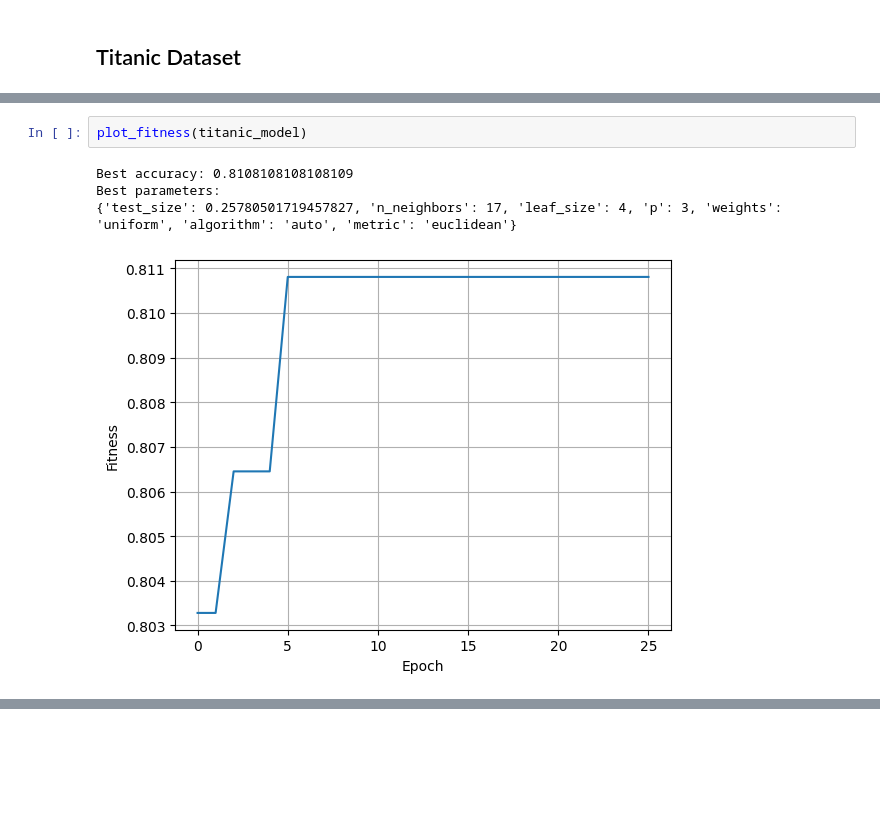
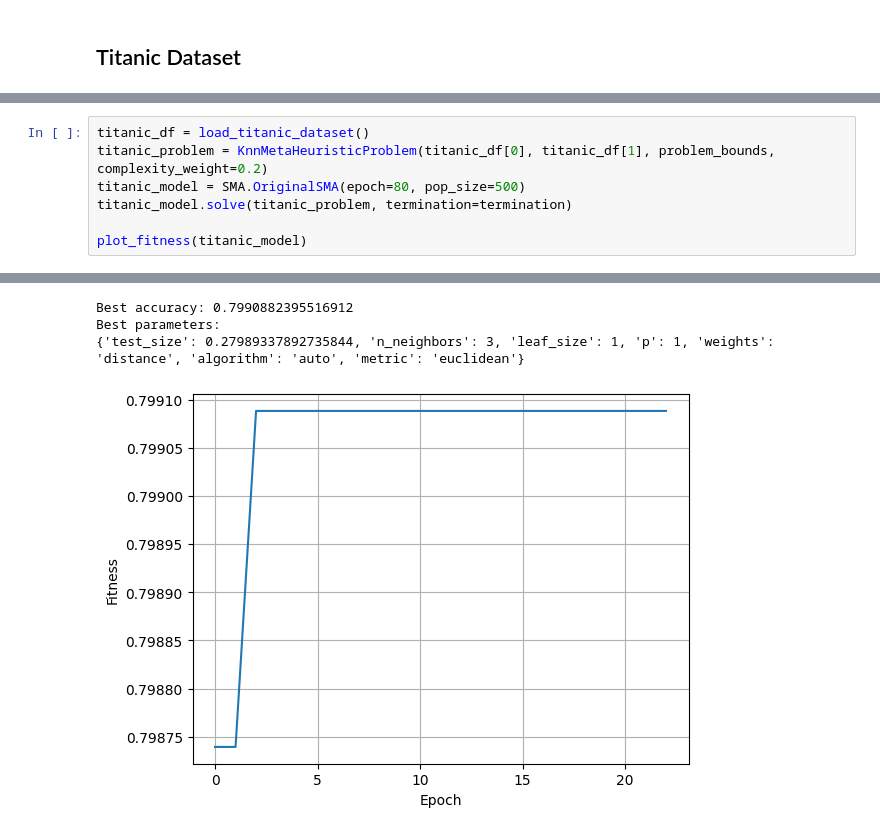
Before and after one commit to emir-ozturk/meta_heuristic, a Jupyter notebook: knn_meta_example.ipynb, the cells around one changed output, grey strips where cells are left out. Cells and saved outputs as stored; diff of their text form; blank space fills up the shorter version.

```diff
--- a/knn_meta_example.ipynb
+++ b/knn_meta_example.ipynb
@@ -98,7 +40,8 @@ id: 5555, target: Objectives: [0.81081081], Fitness: 0.8108108108108109, solutio
-# %%
-plot_fitness(titanic_model)
-# %% [output]
-Best accuracy: 0.8108108108108109
-Best parameters:
-{'test_size': 0.25780501719457827, 'n_neighbors': 17, 'leaf_size': 4, 'p': 3, 'weights': 'uniform', 'algorithm': 'auto', 'metric': 'euclidean'}
-[figure, removed]
+# %%
+titanic_df = load_titanic_dataset()
+titanic_problem = KnnMetaHeuristicProblem(titanic_df[0], titanic_df[1], problem_bounds, complexity_weight=0.2)
+titanic_model = SMA.OriginalSMA(epoch=80, pop_size=500)
+titanic_model.solve(titanic_problem, termination=termination)
+
+plot_fitness(titanic_model)
+# %% [output]
@@ -104,0 +65,4 @@ Best parameters:
+Best accuracy: 0.7990882395516912
+Best parameters:
+{'test_size': 0.27989337892735844, 'n_neighbors': 3, 'leaf_size': 1, 'p': 1, 'weights': 'distance', 'algorithm': 'auto', 'metric': 'euclidean'}
+[figure, added]
```
Also changed, not shown: parts of 12 cells of this notebook, 8 other files.
